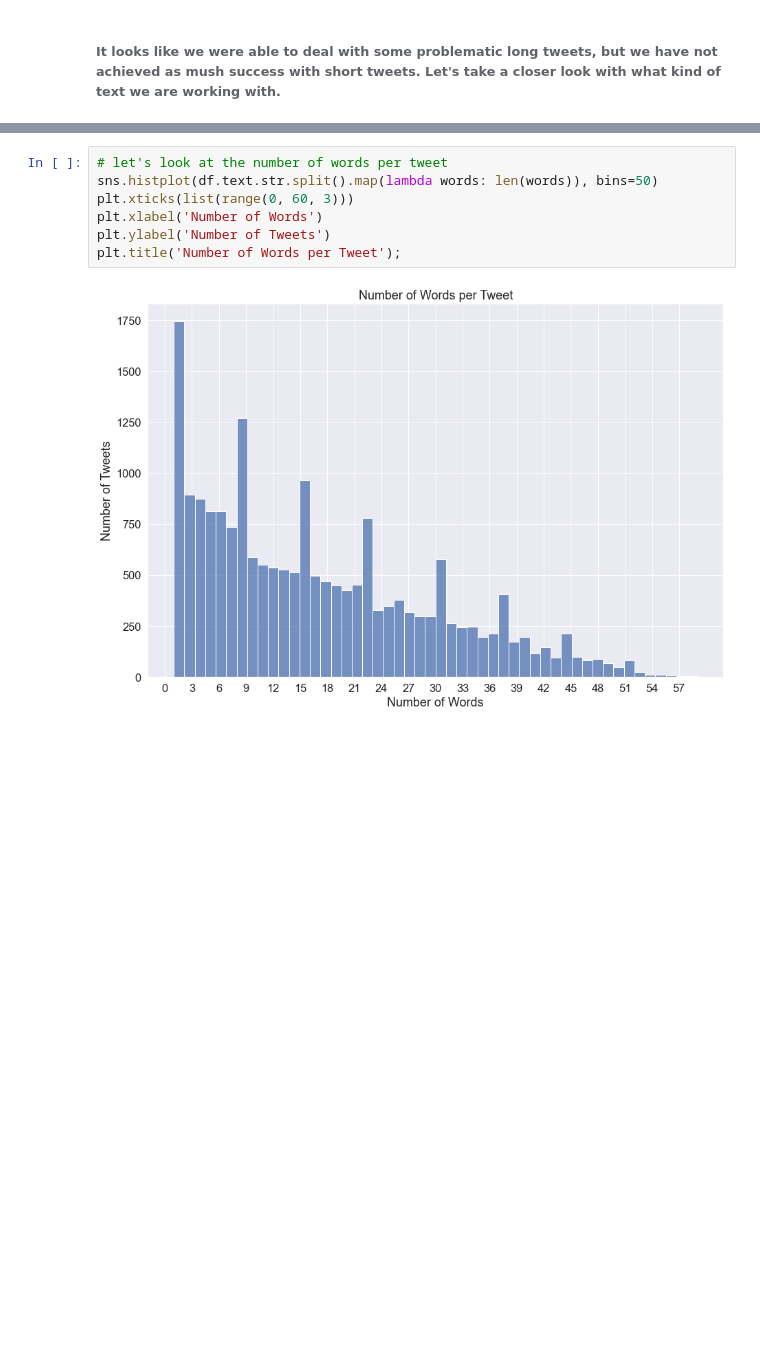
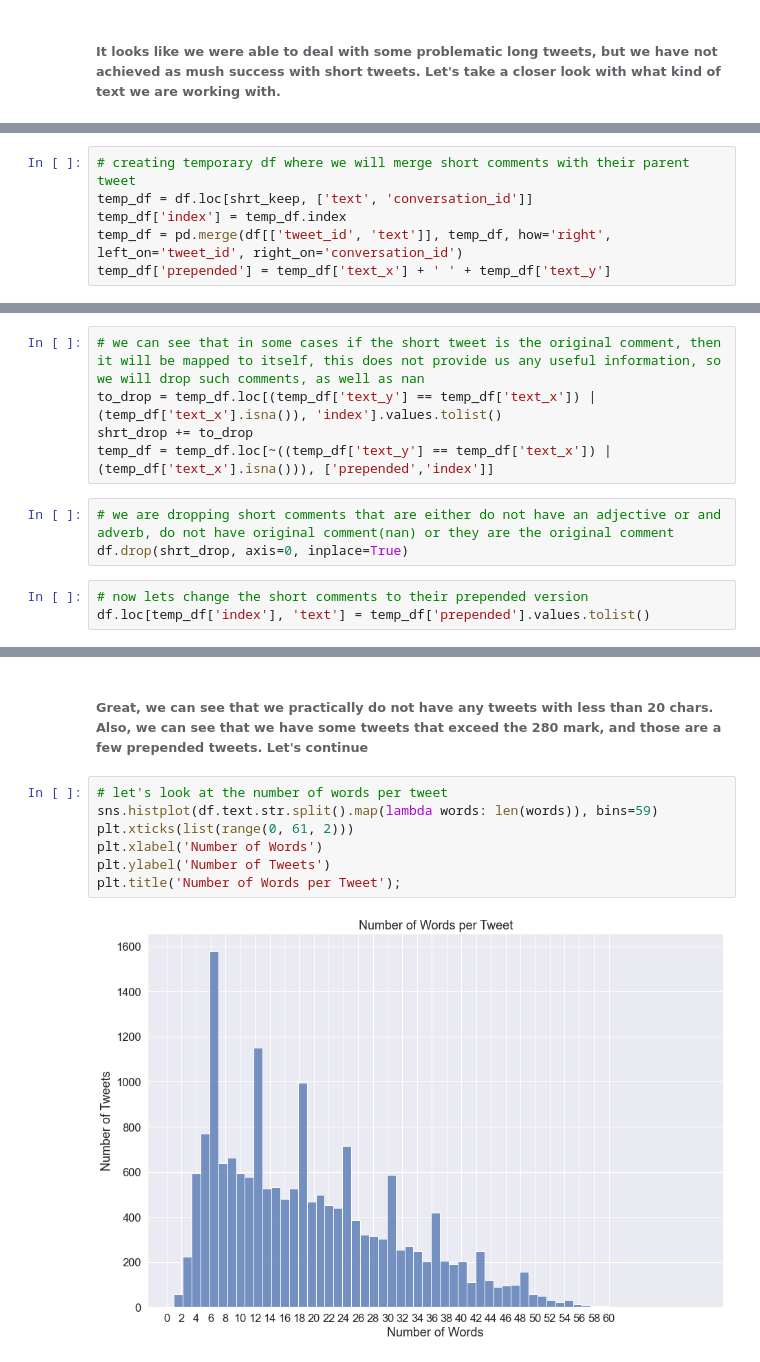
Before and after one commit to georgi3/Correlating-Twitter-Sentiment-to-Market-Behaviour, a Jupyter notebook: src/tweets_EDA.ipynb, the cells around one changed output, grey strips where cells are left out. Drawn from its saved outputs; the diff is of its cells as text; blank space fills up the shorter version.

```diff
--- a/src/tweets_EDA.ipynb
+++ b/src/tweets_EDA.ipynb
@@ -362,0 +530,6 @@ Length of short_tweets 2154
+# %%
+# creating temporary df where we will merge short comments with their parent tweet
+temp_df = df.loc[shrt_keep, ['text', 'conversation_id']]
+temp_df['index'] = temp_df.index
+temp_df = pd.merge(df[['tweet_id', 'text']], temp_df, how='right', left_on='tweet_id', right_on='conversation_id')
+temp_df['prepended'] = temp_df['text_x'] + ' ' + temp_df['text_y']
@@ -362,0 +550,11 @@ Length of short_tweets 2154
+# %%
+# we can see that in some cases if the short tweet is the original comment, then it will be mapped to itself, this does not provide us any useful information, so we will drop such comments, as well as nan
+to_drop = temp_df.loc[(temp_df['text_y'] == temp_df['text_x']) | (temp_df['text_x'].isna()), 'index'].values.tolist()
+shrt_drop += to_drop
+temp_df = temp_df.loc[~((temp_df['text_y'] == temp_df['text_x']) | (temp_df['text_x'].isna())), ['prepended','index']]
+# %%
+# we are dropping short comments that are either do not have an adjective or and adverb, do not have original comment(nan) or they are the original comment
+df.drop(shrt_drop, axis=0, inplace=True)
+# %%
+# now lets change the short comments to their prepended version
+df.loc[temp_df['index'], 'text'] = temp_df['prepended'].values.tolist()
@@ -363,9 +601,11 @@ Length of short_tweets 2154
+# %% [markdown]
+###### Great, we can see that we practically do not have any tweets with less than 20 chars. Also, we can see that we have some tweets that exceed the 280 mark, and those are a few prepended tweets. Let's continue
 # %%
 # let's look at the number of words per tweet
-sns.histplot(df.text.str.split().map(lambda words: len(words)), bins=50)
-plt.xticks(list(range(0, 60, 3)))
+sns.histplot(df.text.str.split().map(lambda words: len(words)), bins=59)
+plt.xticks(list(range(0, 61, 2)))
 plt.xlabel('Number of Words')
 plt.ylabel('Number of Tweets')
 plt.title('Number of Words per Tweet');
 # %% [output]
-[figure, old version]
+[figure, new version]
```
Also changed, not shown: parts of 97 cells of this notebook.
